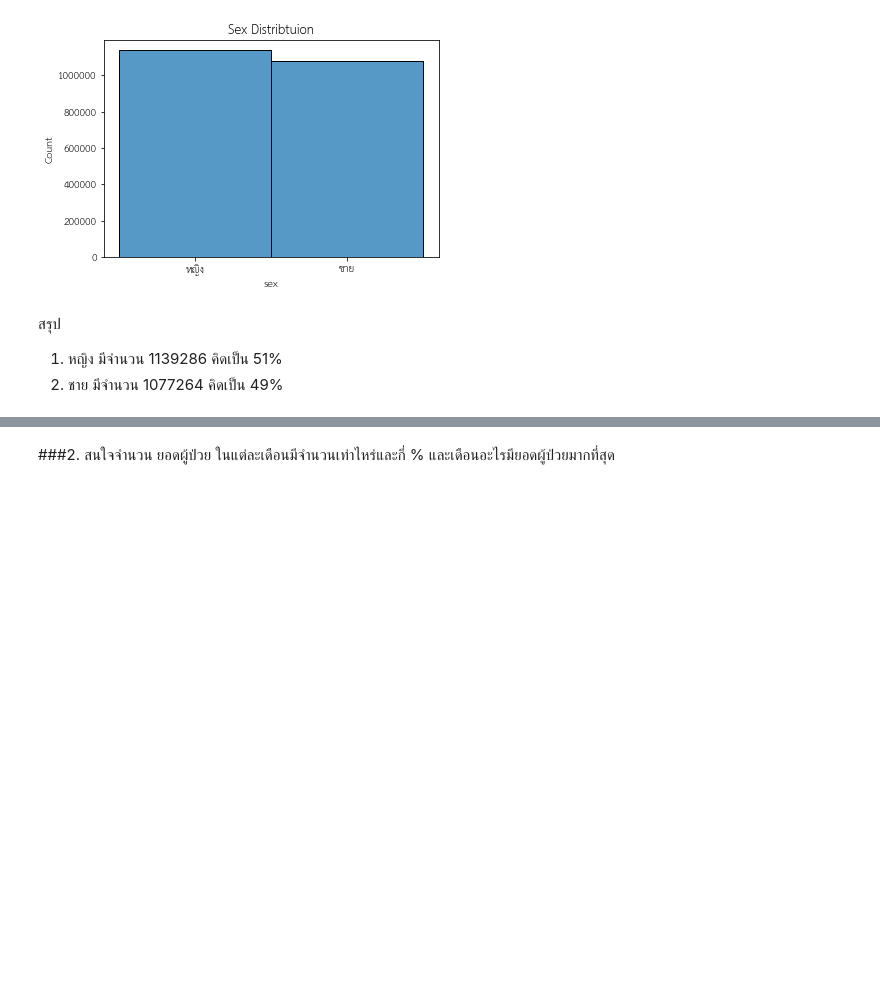
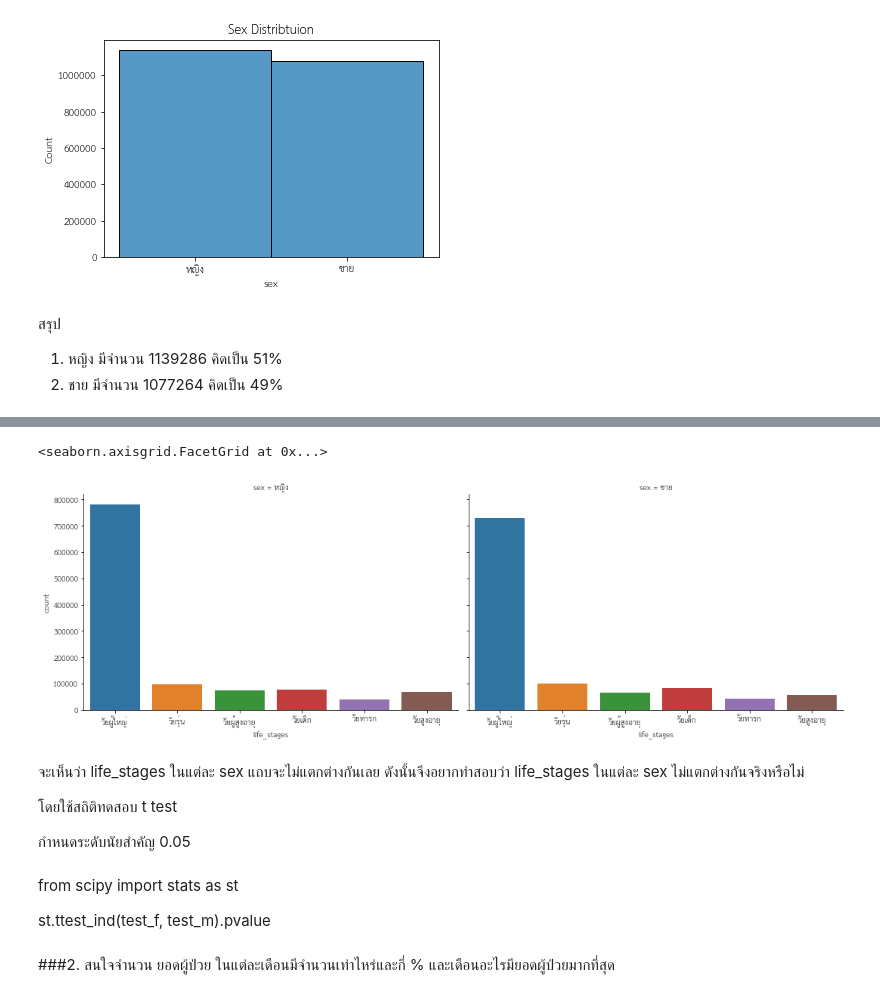
Before and after one commit to Toeysamm/2-64-NIDA-DADS5001, a Jupyter notebook: Covid19_midterm.ipynb, the cells around one changed output, grey strips where cells are left out. Saved outputs shown, nothing was run; the diff lists cells and outputs as text; code cells hidden in the pictures; blank space fills up the shorter version.

```diff
--- a/Covid19_midterm.ipynb
+++ b/Covid19_midterm.ipynb
@@ -293,0 +314,12 @@ plt.show()
+# %%
+test1 = covid19Y64['sex'].value_counts().index
+sns.catplot(x="life_stages",col='sex',kind="count", data=covid19Y64,aspect=1.5)
+# %% [output]
+<seaborn.axisgrid.FacetGrid at 0x...>
+[figure, added]
+# %% [markdown]
+จะเห็นว่า life_stages ในแต่ละ sex แถบจะไม่แตกต่างกันเลย ดังนั้นจึงอยากทำสอบว่า life_stages ในแต่ละ sex ไม่แตกต่างกันจริงหรือไม่
+
+โดยใช้สถิติทดสอบ t test
+
+กำหนดระดับนัยสำคัญ 0.05
@@ -294,3 +329,8 @@ plt.show()
+# %% [markdown]
+from scipy import stats as st
+
+
+st.ttest_ind(test_f, test_m).pvalue
 # %% [markdown]
 ###2. สนใจจำนวน ยอดผู้ป่วย ในแต่ละเดือนมีจำนวนเท่าไหร่และกี่ % และเดือนอะไรมียอดผู้ป่วยมากที่สุด
 # %%
```
Also changed, not shown: parts of 13 cells of this notebook.
